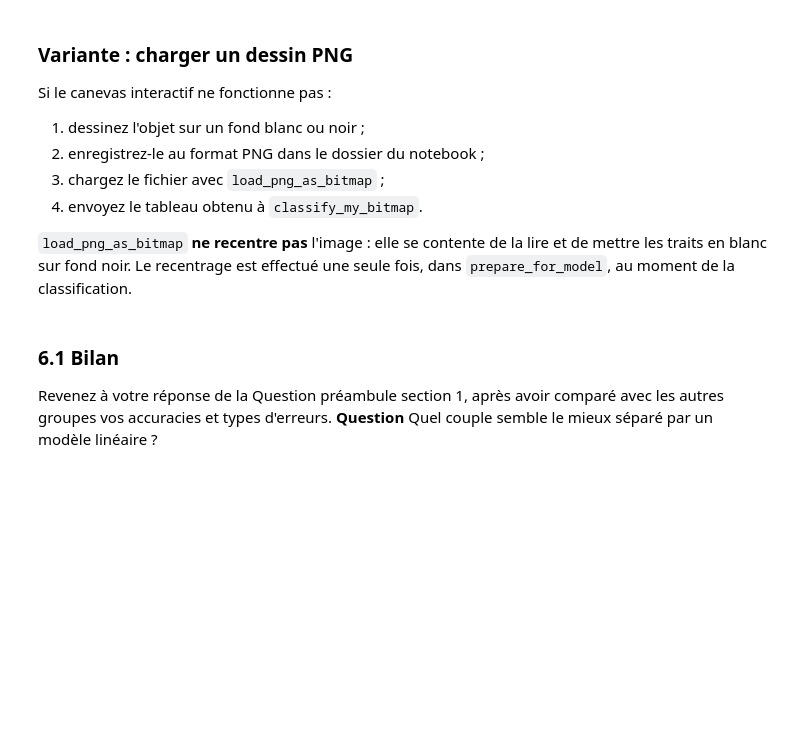
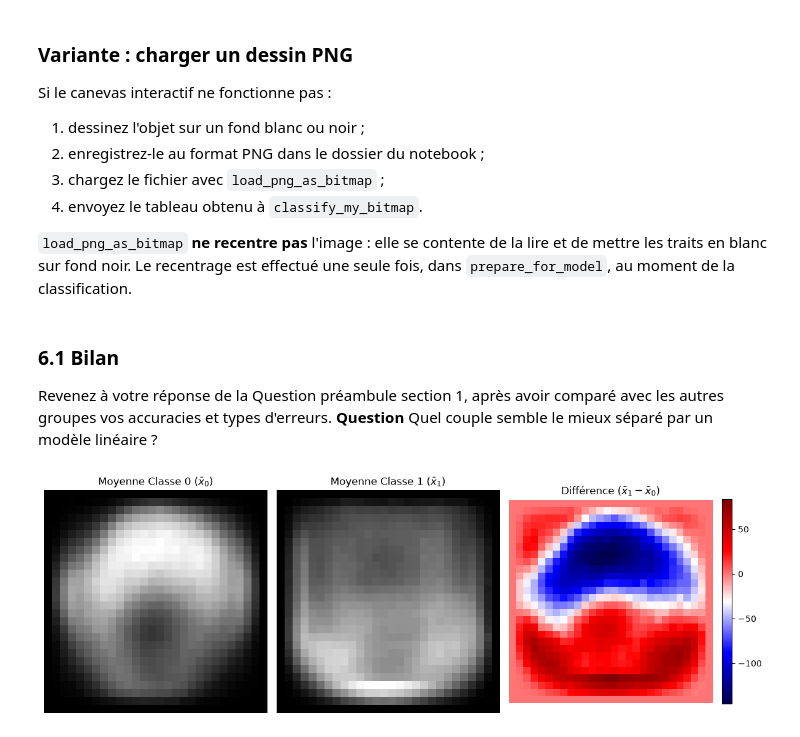
Before and after one commit to momo67-coder/Projet-MDC-2026, a Jupyter notebook: projet-python/Projet_QuickDraw_Sujet.ipynb, the cells around one changed output. Drawn from its saved outputs; the diff is of its cells as text; code cells hidden in the pictures; blank space fills up the shorter version.

```diff
--- a/projet-python/Projet_QuickDraw_Sujet.ipynb
+++ b/projet-python/Projet_QuickDraw_Sujet.ipynb
@@ -713,3 +742,40 @@ classification.
 Revenez à votre réponse de la Question préambule section 1,
 après avoir comparé avec les autres groupes vos accuracies et types d'erreurs.
 **Question**  Quel couple semble le mieux séparé par un modèle linéaire ?
+# %%
+import numpy as np
+import matplotlib.pyplot as plt
+
+# 1. Isoler les images de chaque classe
+x0 = Ximg[y == 0]
+x1 = Ximg[y == 1]
+
+# 2. Calculer les images moyennes
+mean_x0 = np.mean(x0, axis=0)
+mean_x1 = np.mean(x1, axis=0)
+
+# 3. Calculer la différence
+diff_images = mean_x1 - mean_x0
+
+# 4. Affichage des 3 images côte à côte
+fig, axes = plt.subplots(1, 3, figsize=(12, 4))
+
+# Utilisation du 'r' devant les guillemets pour le LaTeX (r"...")
+axes[0].imshow(mean_x0.reshape(28, 28), cmap='gray')
+axes[0].set_title(r"Moyenne Classe 0 ($\bar{x}_0$)")
+axes[0].axis('off')
+
+axes[1].imshow(mean_x1.reshape(28, 28), cmap='gray')
+axes[1].set_title(r"Moyenne Classe 1 ($\bar{x}_1$)")
+axes[1].axis('off')
+
+im = axes[2].imshow(diff_images.reshape(28, 28), cmap='seismic')
+axes[2].set_title(r"Différence ($\bar{x}_1 - \bar{x}_0$)")
+axes[2].axis('off')
+
+fig.colorbar(im, ax=axes[2], fraction=0.046, pad=0.04)
+
+fig.tight_layout()
+plt.show()
+# %% [output]
+[figure, added]
```
Also changed, not shown: parts of 1 cell of this notebook.
